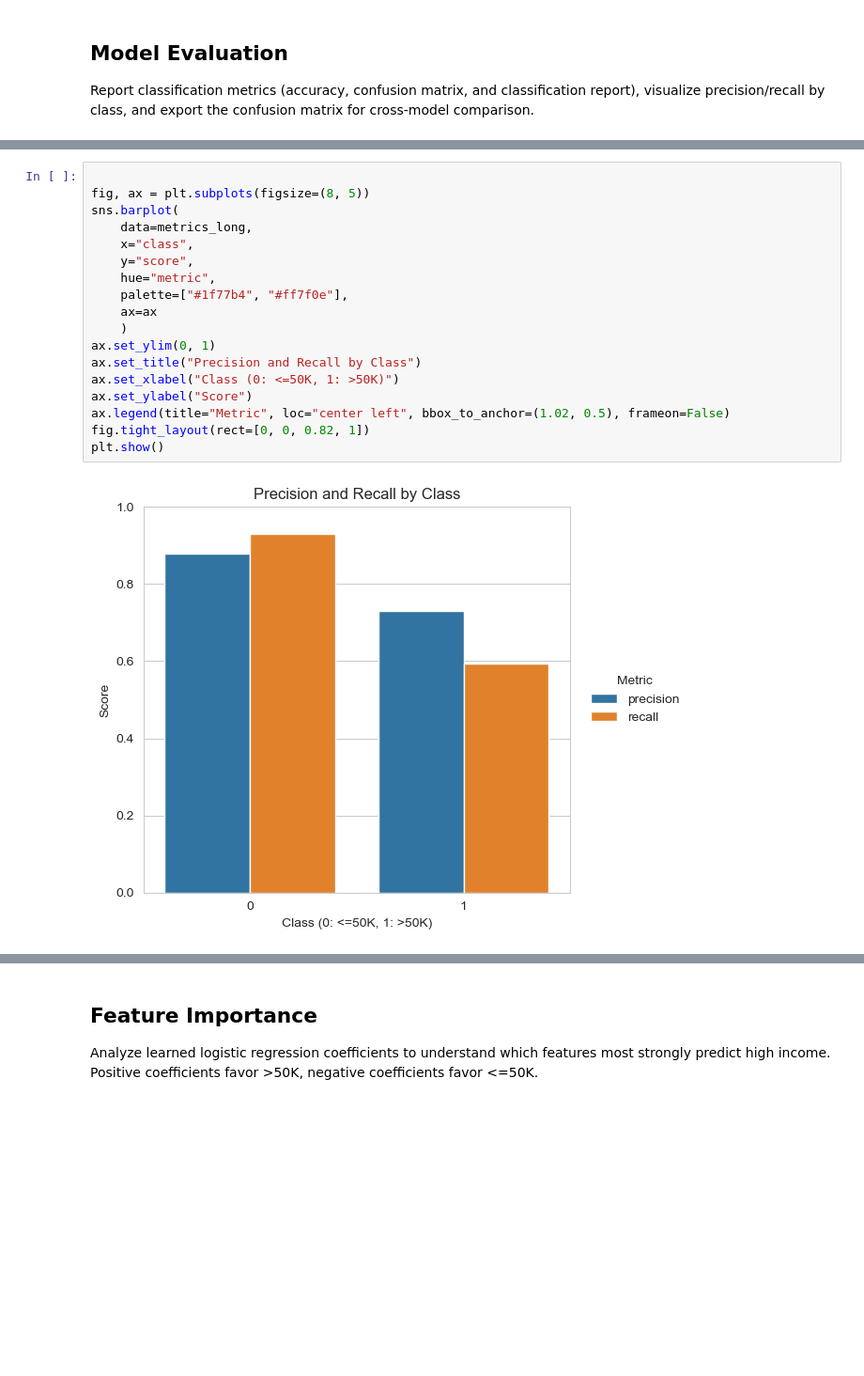
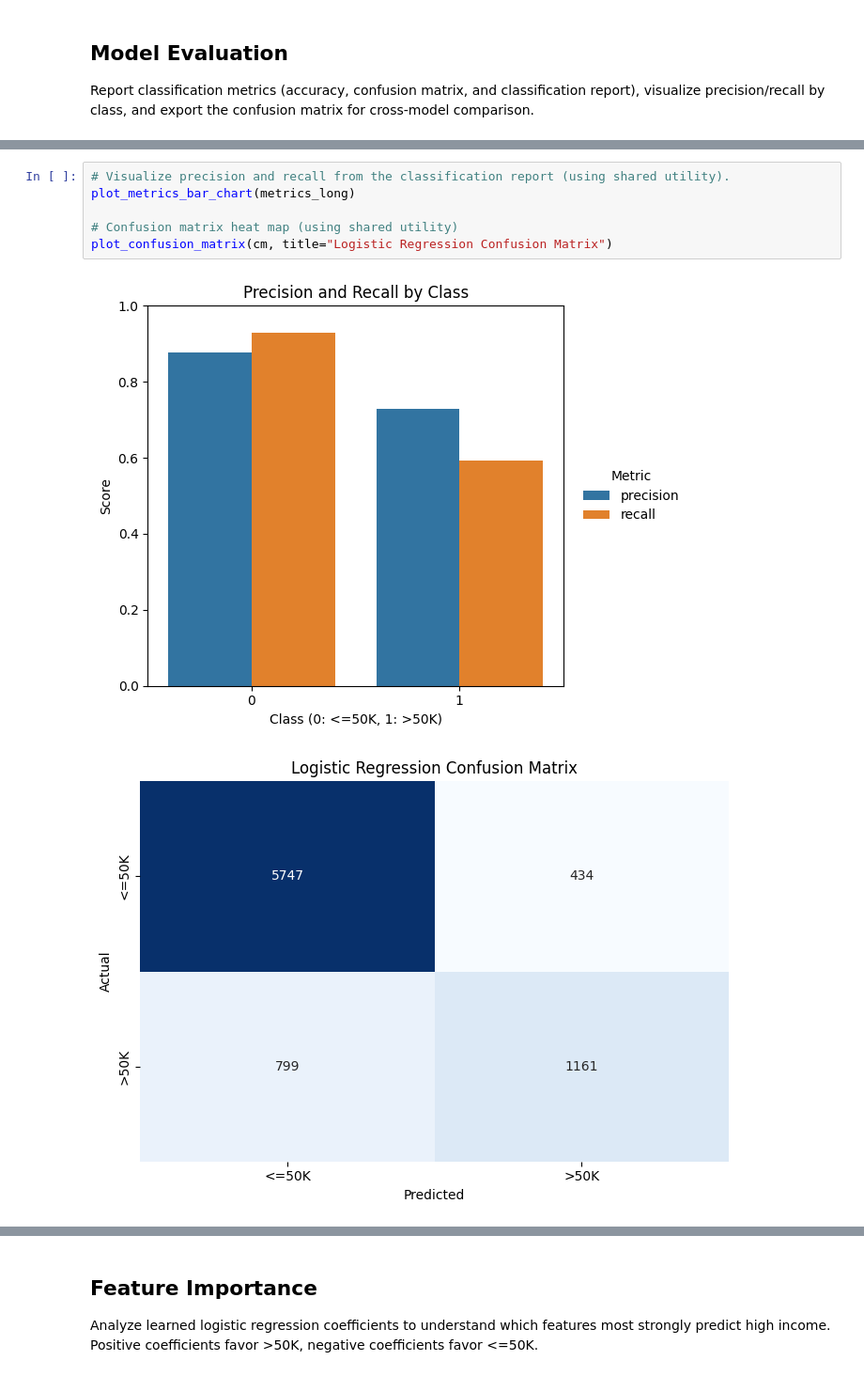
Before and after one commit to Hlpred2/MATH_3180_Project_1, a Jupyter notebook: Logistic_Regression.ipynb, the cells around one changed output, grey strips where cells are left out. Shown at 94% size. Drawn from its saved outputs; the diff is of its cells as text; blank space fills up the shorter version.

```diff
--- a/Logistic_Regression.ipynb
+++ b/Logistic_Regression.ipynb
@@ -299,21 +122,10 @@ weighted avg       0.84      0.85      0.84      8141
 # %%
+# Visualize precision and recall from the classification report (using shared utility).
+plot_metrics_bar_chart(metrics_long)
 
-fig, ax = plt.subplots(figsize=(8, 5))
-sns.barplot(
-    data=metrics_long,
-    x="class",
-    y="score",
-    hue="metric",
-    palette=["#1f77b4", "#ff7f0e"],
-    ax=ax
-    )
-ax.set_ylim(0, 1)
-ax.set_title("Precision and Recall by Class")
-ax.set_xlabel("Class (0: <=50K, 1: >50K)")
-ax.set_ylabel("Score")
-ax.legend(title="Metric", loc="center left", bbox_to_anchor=(1.02, 0.5), frameon=False)
-fig.tight_layout(rect=[0, 0, 0.82, 1])
-plt.show()
+# Confusion matrix heat map (using shared utility)
+plot_confusion_matrix(cm, title="Logistic Regression Confusion Matrix")
 # %% [output]
-[figure, old version]
+[figure, new version]
+[figure, added]
 # %%
```
Also changed, not shown: parts of 8 cells of this notebook, 23 other files.
